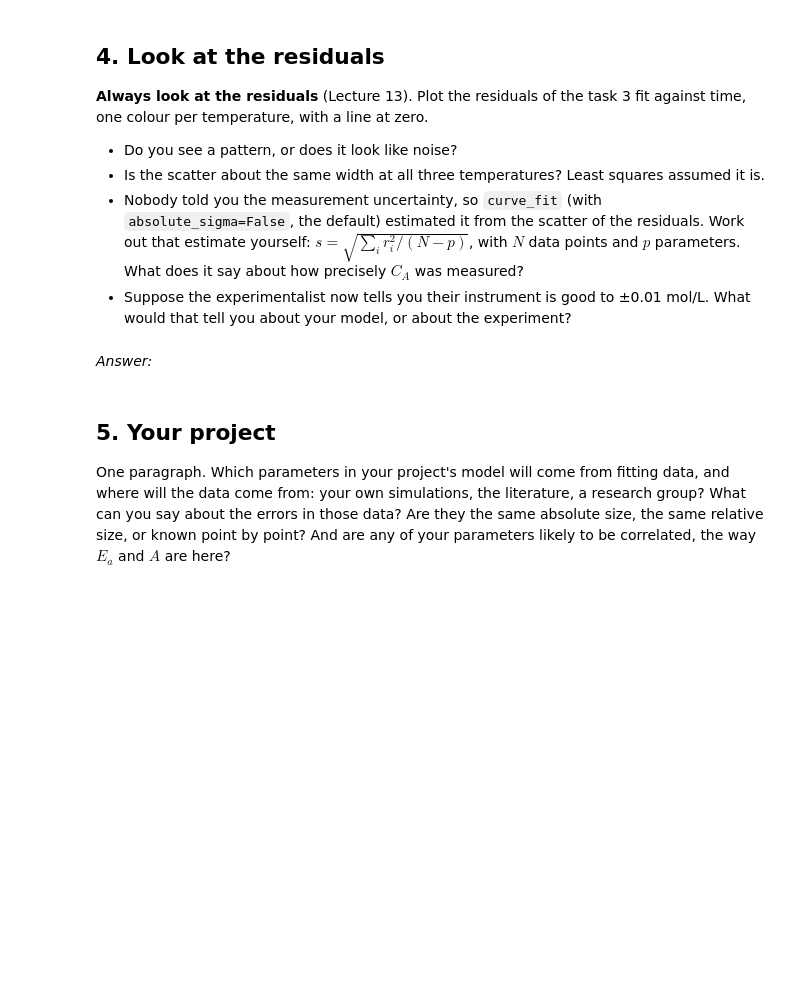
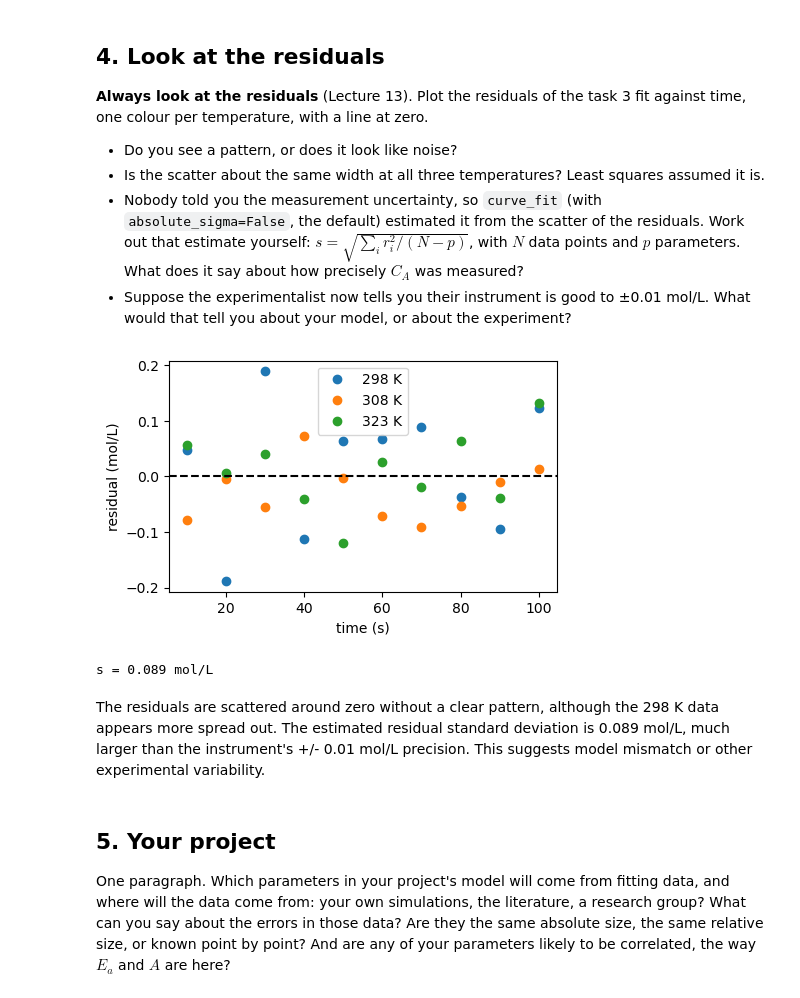
Before and after one commit to Clicks2027/parameter-estimation, a Jupyter notebook: batch-reactor-regression.ipynb, the cells around one changed output. Cells and saved outputs as stored; diff of their text form; code cells hidden in the pictures; blank space fills up the shorter version.

```diff
--- a/batch-reactor-regression.ipynb
+++ b/batch-reactor-regression.ipynb
@@ -358,8 +358,27 @@ time, one colour per temperature, with a line at zero.
   it say about how precisely $C_A$ was measured?
 - Suppose the experimentalist now tells you their instrument is good to ±0.01 mol/L.
   What would that tell you about your model, or about the experiment?
+# %%
+predicted_cA = cA_model_all(x_all, *popt)
+residuals = cA_all - predicted_cA
+
+for T in temperatures:
+    mask = T_all == T
+    plt.plot(t_all[mask], residuals[mask], 'o', label=f'{T:.0f} K')
+
+plt.axhline(0, color='black', linestyle='--')
+plt.xlabel('time (s)')
+plt.ylabel('residual (mol/L)')
+plt.legend()
+plt.show()
+
+s = np.sqrt(np.sum(residuals**2) / (len(cA_all) - len(popt)))
+print(f's = {s:.3f} mol/L')
+# %% [output]
+[figure, added]
+s = 0.089 mol/L
 # %% [markdown]
-*Answer:*
+The residuals are scattered around zero without a clear pattern, although the 298 K data appears more spread out. The estimated residual standard deviation is 0.089 mol/L, much larger than the instrument's +/- 0.01 mol/L precision. This suggests model mismatch or other experimental variability.
 # %% [markdown]
 ## 5. Your project
 
```
Also changed, not shown: 1 other file.
